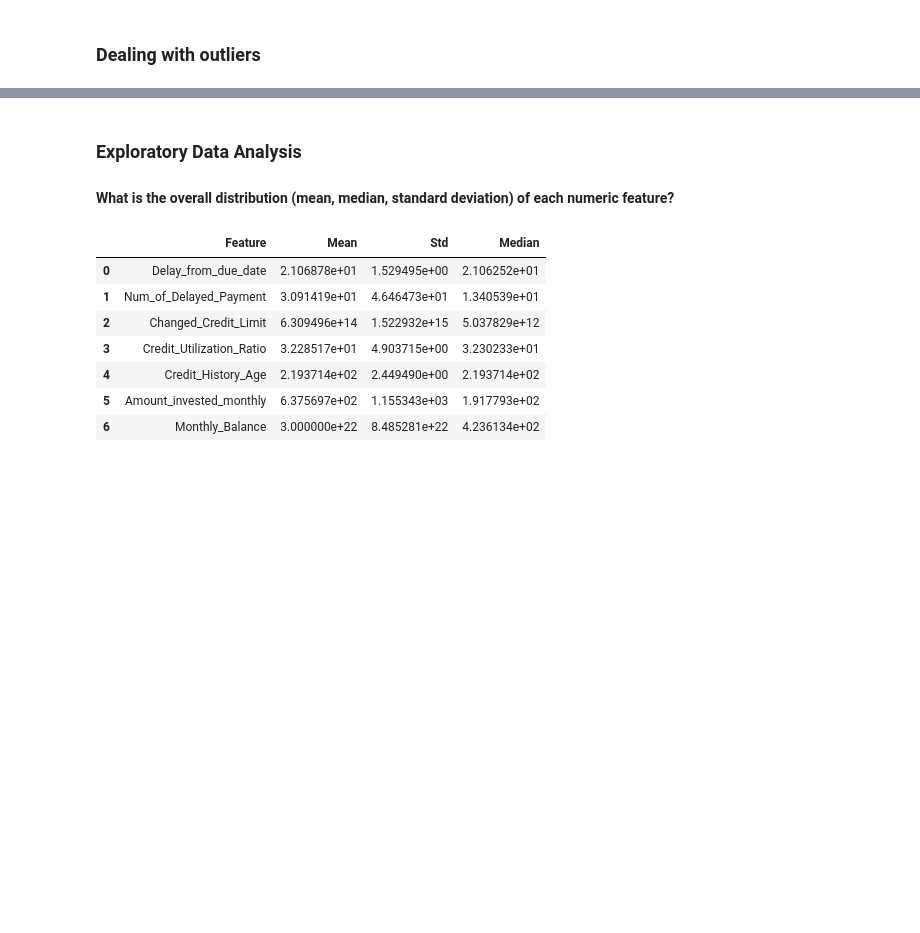
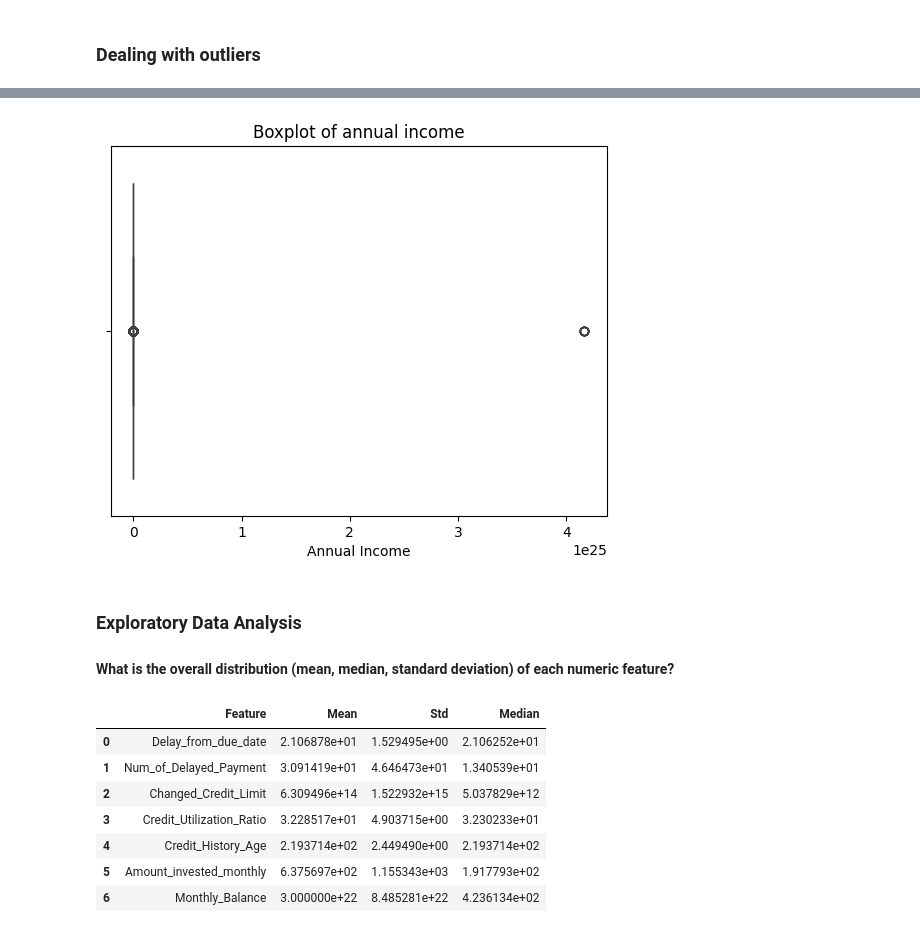
Before and after one commit to Darknight47/Data-Science-Projects-03, a Jupyter notebook: Credit_Scoring_Segmentation.ipynb, the cells around one changed output, grey strips where cells are left out. Cells and saved outputs as stored; diff of their text form; code cells hidden in the pictures; blank space fills up the shorter version.

```diff
--- a/Credit_Scoring_Segmentation.ipynb
+++ b/Credit_Scoring_Segmentation.ipynb
@@ -324,0 +340,10 @@ dataset_cpy.head(8)
+# %%
+aggregated_varying_data = dataset_cpy.groupby('Customer_ID').agg({
+    'Delay_from_due_date': 'mean',
+    'Num_of_Delayed_Payment': 'mean',
+    'Changed_Credit_Limit': 'mean',
+    'Credit_Utilization_Ratio': 'mean',
+    'Credit_History_Age': 'mean',
+    'Amount_invested_monthly': 'mean',
+    'Monthly_Balance': 'mean'
+}).reset_index()
@@ -325,3 +359,10 @@ dataset_cpy.head(8)
+# %%
+sns.boxplot(x=aggregated_varying_data['Monthly_Balance'])
+plt.title('Boxplot of annual income')
+plt.xlabel('Annual Income')
+plt.show()
+# %% [output]
+[figure, added]
 # %% [markdown]
 ### Exploratory Data Analysis
 #### What is the overall distribution (mean, median, standard deviation) of each numeric feature?
```
Also changed, not shown: parts of 14 cells of this notebook.
